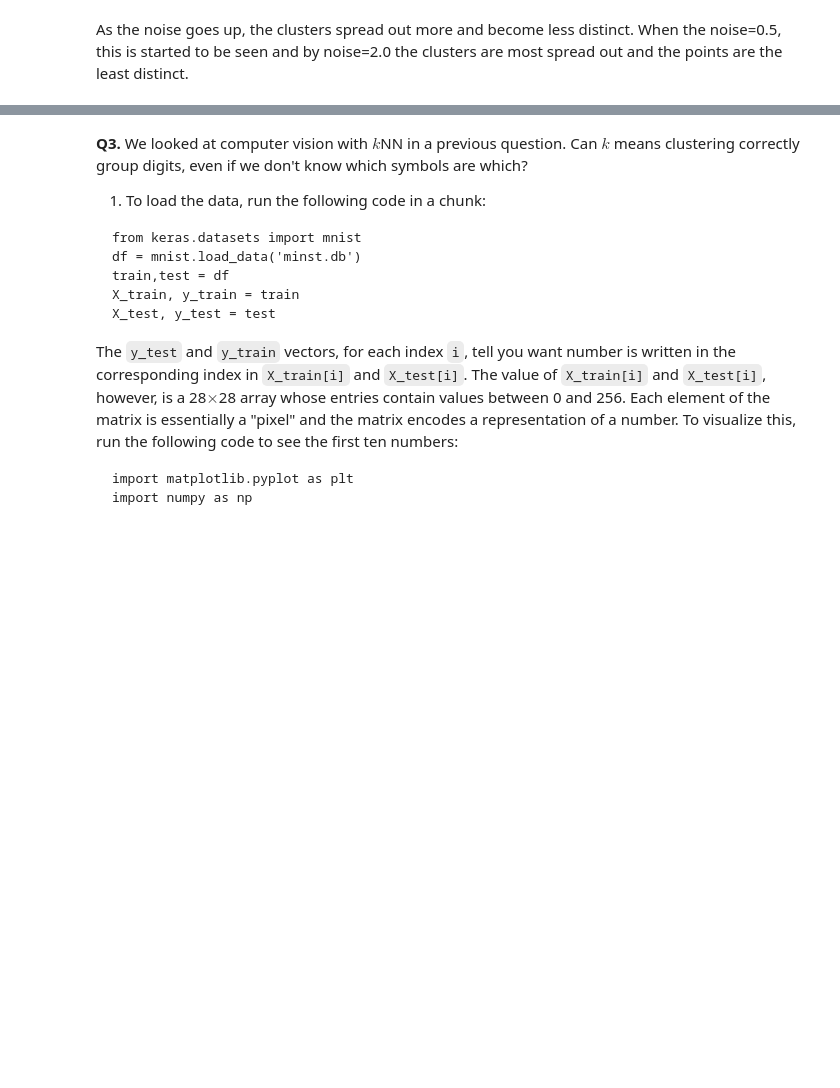
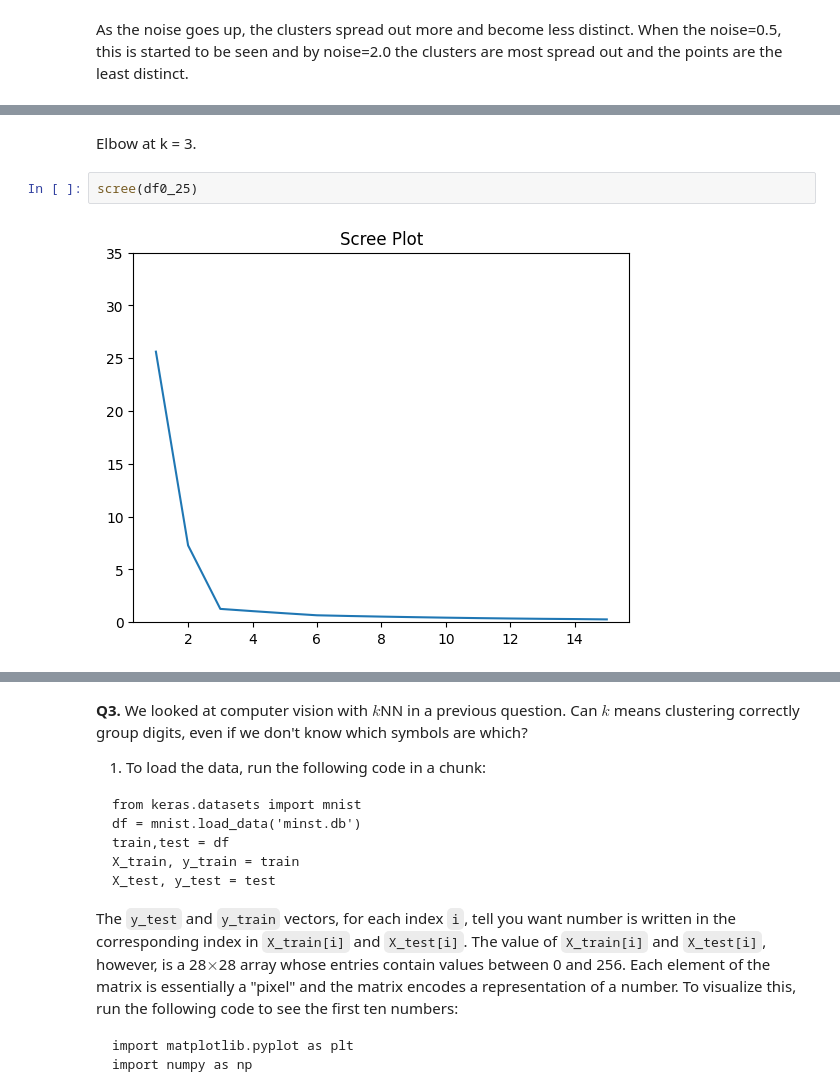
Before and after one commit to fourchain40/kmc, a Jupyter notebook: assignment_kmc.ipynb, the cells around one changed output, grey strips where cells are left out. Cells and saved outputs as stored; diff of their text form; blank space fills up the shorter version.

```diff
--- a/assignment_kmc.ipynb
+++ b/assignment_kmc.ipynb
@@ -256,0 +274,6 @@ As the noise goes up, the clusters spread out more and become less distinct. Whe
+# %% [markdown]
+Elbow at k = 3.
+# %%
+scree(df0_25)
+# %% [output]
+[figure, added]
```
Also changed, not shown: parts of 12 cells of this notebook.
